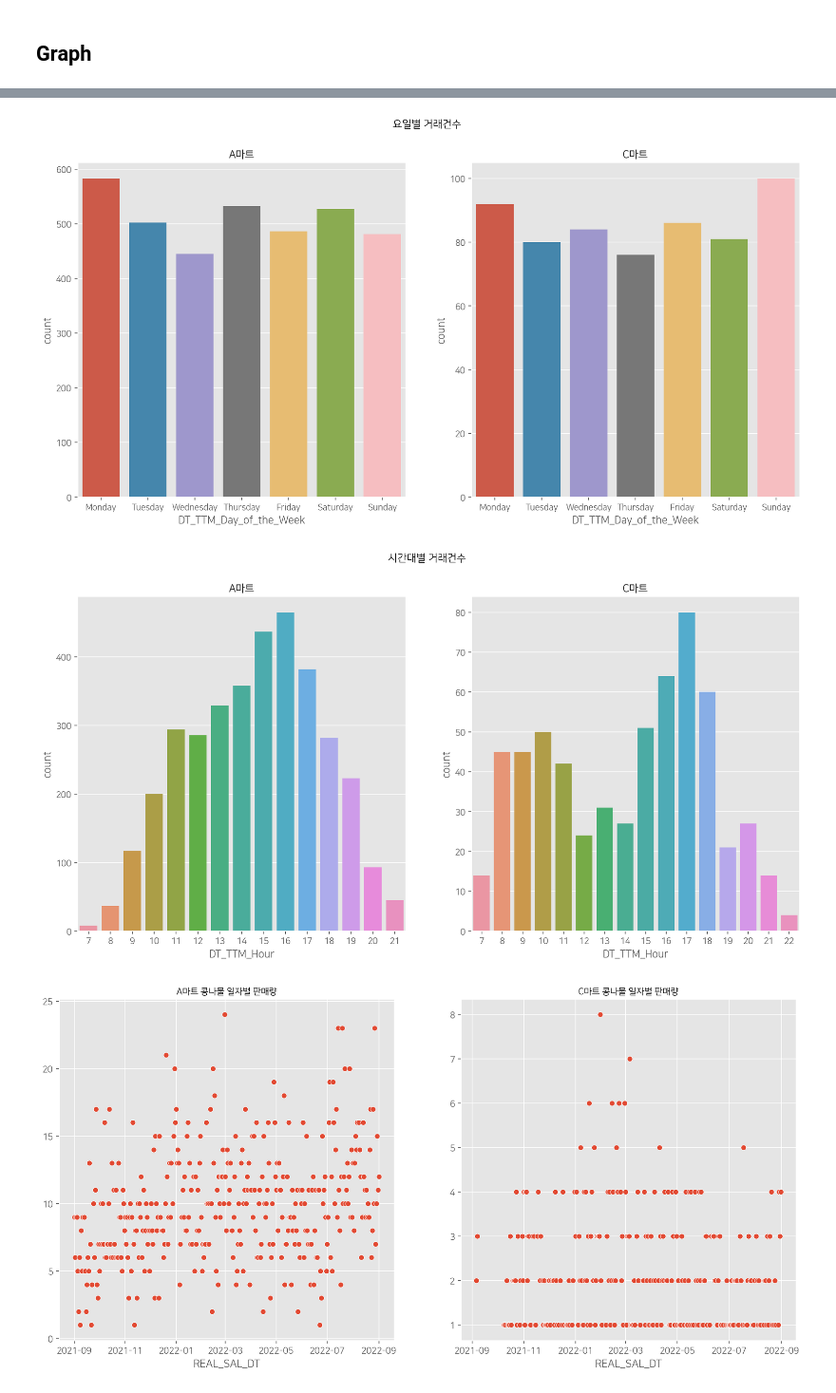
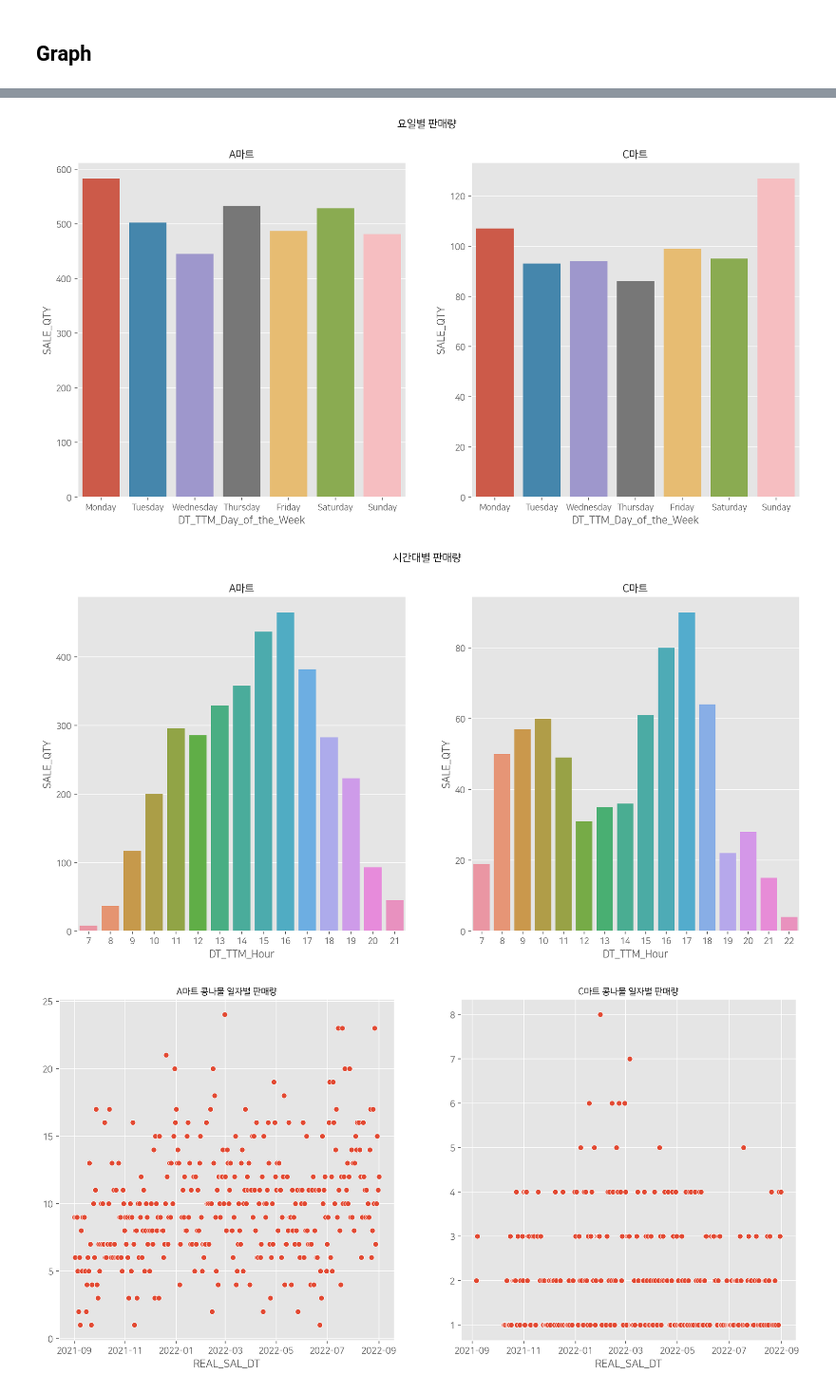
Before and after one commit to headgen/Year_Dream_2nd, a Jupyter notebook: Project/Team/Retail/(221007) Retail_EDA.ipynb, the cells around one changed output, grey strips where cells are left out. Shown at 95% size. Saved outputs shown, nothing was run; the diff lists cells and outputs as text; code cells hidden in the pictures.

```diff
--- a/Project/Team/Retail/(221007) Retail_EDA.ipynb
+++ b/Project/Team/Retail/(221007) Retail_EDA.ipynb
@@ -183,35 +198,45 @@ plt.show()
 # %%
+# Pivot Table
+cnm_group_dw_a = pd.pivot_table(data=cnm_a, index='DT_TTM_Day_of_the_Week', values='SALE_QTY', aggfunc='sum')
+cnm_group_dw_c = pd.pivot_table(data=cnm_c, index='DT_TTM_Day_of_the_Week', values='SALE_QTY', aggfunc='sum')
+
+# Graph
 plt.figure(figsize=(15,7))
 plt.style.use('ggplot')
-plt.suptitle('요일별 거래건수', fontweight='bold', size = 12)
+plt.suptitle('요일별 판매량', fontweight='bold', size = 12)
 
 plt.subplot(121)
 plt.title('A마트', fontweight='bold', size = 12)
-sns.countplot(x=cnm_a['DT_TTM_Day_of_the_Week'], order=['Monday','Tuesday','Wednesday','Thursday','Friday','Saturday','Sunday'])
+sns.barplot(x=cnm_group_dw_a.index, y=cnm_group_dw_a['SALE_QTY'], order=['Monday','Tuesday','Wednesday','Thursday','Friday','Saturday','Sunday'])
 
 plt.subplot(122)
 plt.title('C마트', fontweight='bold', size = 12)
-sns.countplot(x=cnm_c['DT_TTM_Day_of_the_Week'], order=['Monday','Tuesday','Wednesday','Thursday','Friday','Saturday','Sunday'])
+sns.barplot(x=cnm_group_dw_c.index, y=cnm_group_dw_c['SALE_QTY'], order=['Monday','Tuesday','Wednesday','Thursday','Friday','Saturday','Sunday'])
 
 plt.show()
 # %% [output]
-[figure, old version]
+[figure, new version]
 # %%
+# Pivot Table
+cnm_group_hour_a = pd.pivot_table(data=cnm_a, index='DT_TTM_Hour', values='SALE_QTY', aggfunc='sum')
+cnm_group_hour_c = pd.pivot_table(data=cnm_c, index='DT_TTM_Hour', values='SALE_QTY', aggfunc='sum')
+
+# Graph
 plt.figure(figsize=(15,7))
 plt.style.use('ggplot')
-plt.suptitle('시간대별 거래건수', fontweight='bold', size = 12)
+plt.suptitle('시간대별 판매량', fontweight='bold', size = 12)
 
 plt.subplot(121)
 plt.title('A마트', fontweight='bold', size = 12)
-sns.countplot(x=cnm_a['DT_TTM_Hour'])
+sns.barplot(x=cnm_group_hour_a.index, y=cnm_group_hour_a['SALE_QTY'])
 
 plt.subplot(122)
 plt.title('C마트', fontweight='bold', size = 12)
-sns.countplot(x=cnm_c['DT_TTM_Hour'])
+sns.barplot(x=cnm_group_hour_c.index, y=cnm_group_hour_c['SALE_QTY'])
 
 plt.show()
 # %% [output]
-[figure, old version]
+[figure, new version]
 # %%
 plt.figure(figsize=(15,7))
 plt.style.use('ggplot')
```
Also changed, not shown: parts of 6 cells of this notebook.
